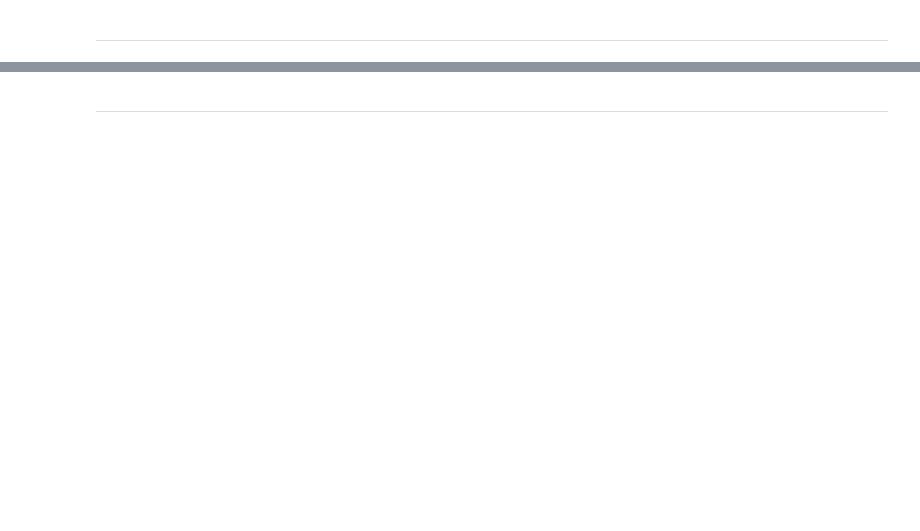
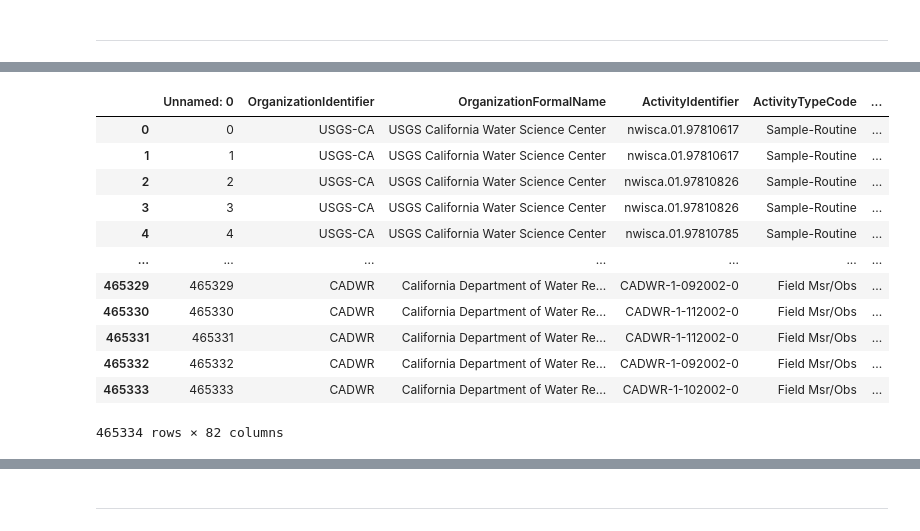
Before and after one commit to vishalival/eneres131-final-proj, a Jupyter notebook: final_notebook.ipynb, the cells around one changed output, grey strips where cells are left out. Drawn from its saved outputs; the diff is of its cells as text; code cells hidden in the pictures; blank space fills up the shorter version.

```diff
--- a/final_notebook.ipynb
+++ b/final_notebook.ipynb
@@ -81,0 +118,17 @@ Based on the predicted water quality features (turbidity, Enterococcus levels, a
+# %%
+df_final_wq = pd.read_csv("final_data/final_dataset_wq.csv")
+df_final_wq
+# %% [output]
+|  | Unnamed: 0 | OrganizationIdentifier | OrganizationFormalName | ActivityIdentifier | ActivityTypeCode | ... |
+| 0 | 0 | USGS-CA | USGS California Water Science Center | nwisca.01.97810617 | Sample-Routine | ... |
+| 1 | 1 | USGS-CA | USGS California Water Science Center | nwisca.01.97810617 | Sample-Routine | ... |
+| 2 | 2 | USGS-CA | USGS California Water Science Center | nwisca.01.97810826 | Sample-Routine | ... |
+| 3 | 3 | USGS-CA | USGS California Water Science Center | nwisca.01.97810826 | Sample-Routine | ... |
+| 4 | 4 | USGS-CA | USGS California Water Science Center | nwisca.01.97810785 | Sample-Routine | ... |
+| ... | ... | ... | ... | ... | ... | ... |
+| 465329 | 465329 | CADWR | California Department of Water Re... | CADWR-1-092002-0 | Field Msr/Obs | ... |
+| 465330 | 465330 | CADWR | California Department of Water Re... | CADWR-1-112002-0 | Field Msr/Obs | ... |
+| 465331 | 465331 | CADWR | California Department of Water Re... | CADWR-1-112002-0 | Field Msr/Obs | ... |
+| 465332 | 465332 | CADWR | California Department of Water Re... | CADWR-1-092002-0 | Field Msr/Obs | ... |
+| 465333 | 465333 | CADWR | California Department of Water Re... | CADWR-1-102002-0 | Field Msr/Obs | ... |
+465334 rows × 82 columns
```
Also changed, not shown: parts of 80 cells of this notebook.
